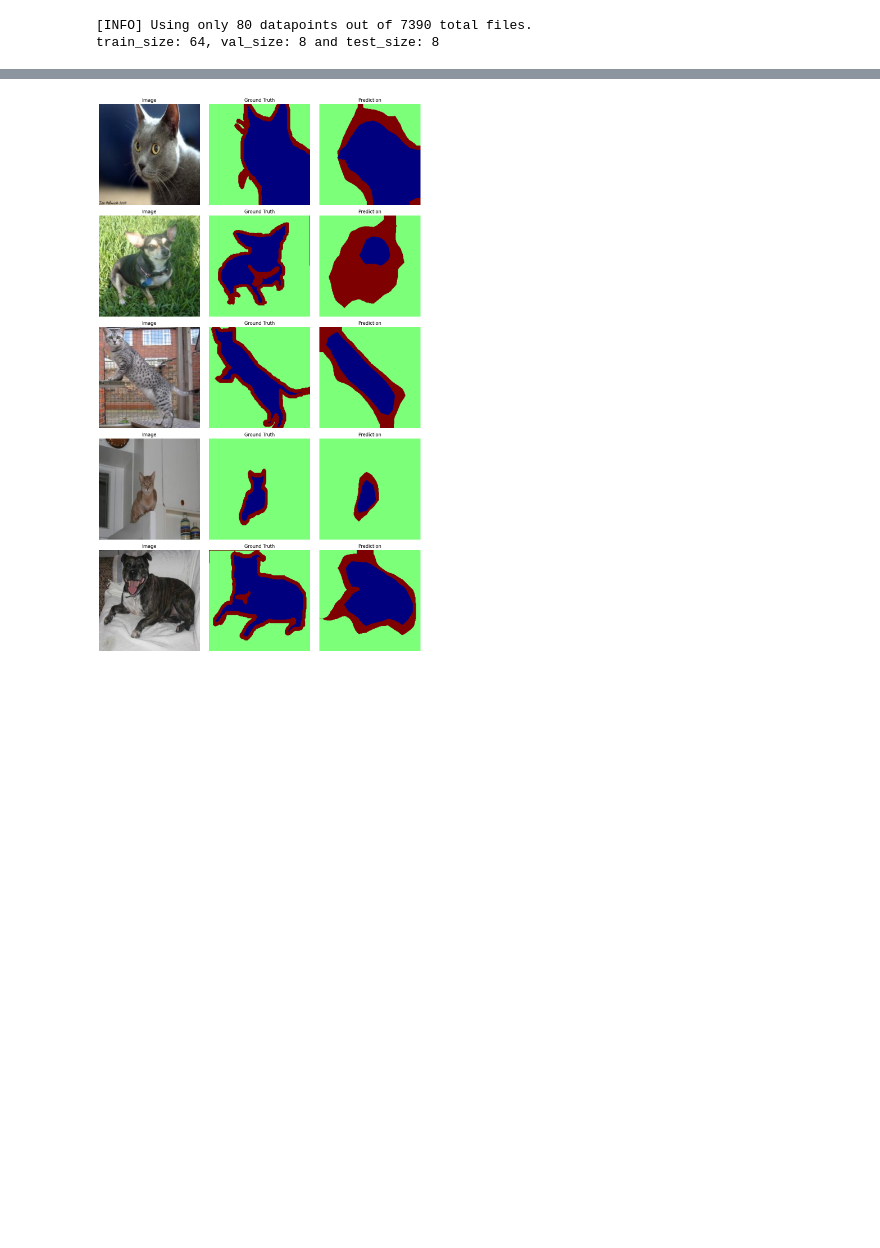
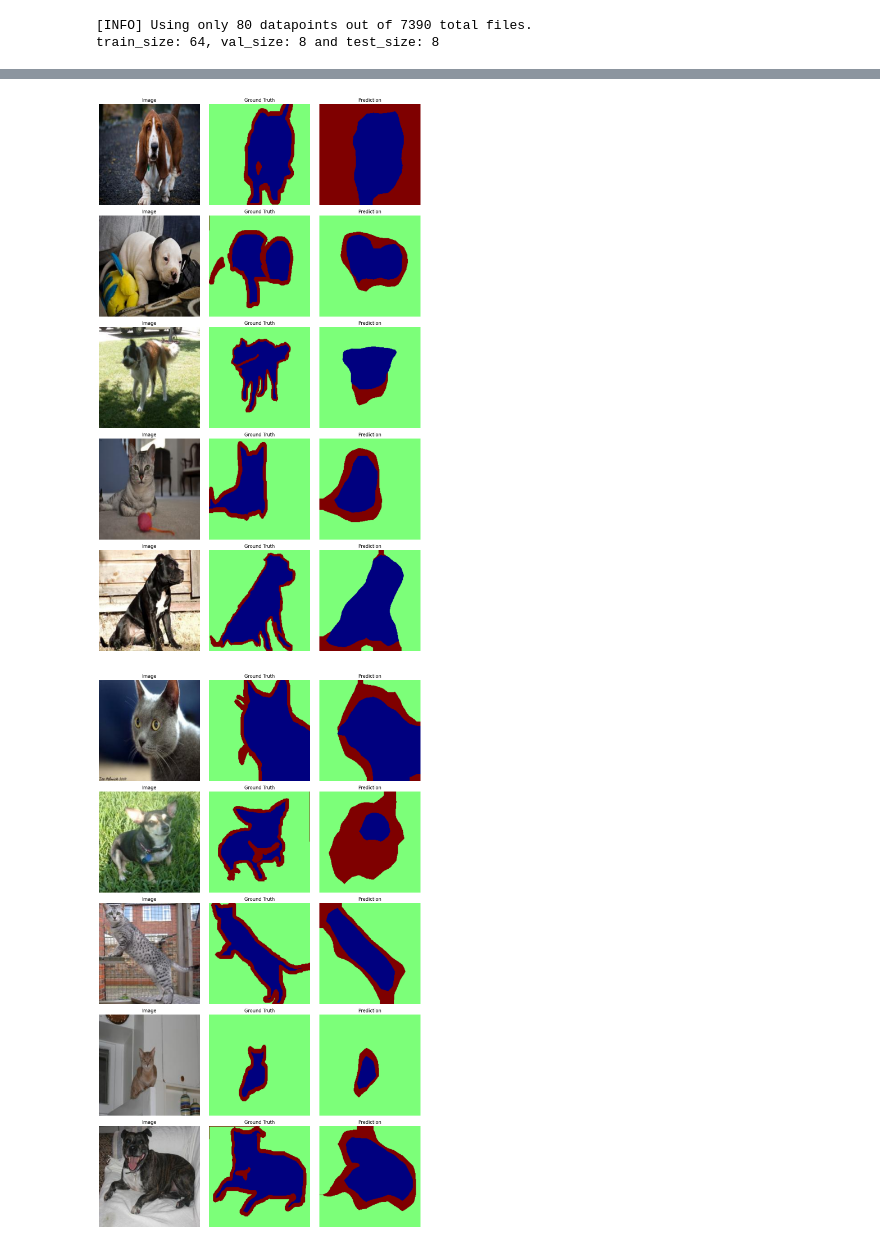
Before and after one commit to neelkanthrawat/Comp_vision_final_project_2025, a Jupyter notebook: training_lora.ipynb, the cells around one changed output, grey strips where cells are left out. Cells and saved outputs as stored; diff of their text form; code cells hidden in the pictures; blank space fills up the shorter version.

```diff
--- a/training_lora.ipynb
+++ b/training_lora.ipynb
@@ -56,8 +56,8 @@ You should probably TRAIN this model on a down-stream task to be able to use it
 #                             r=4, alpha=4, lora_layers=[6,7,8,9,10,11])
 # %%
 # instantiating the lora vit based backbone model
-# lora_vit_base = LoraVit(vit_model=VIT_PRETRAINED,
-#                         r=4,alpha = 16, lora_layers = [1,2,3,4])
+lora_vit_base = LoraVit(vit_model=VIT_PRETRAINED,
+                        r=4,alpha = 16, lora_layers = [1,2,3,4])
 
 # lora_vit_base2 = LoraVit(vit_model=vit_pretrained_2,
 #                         r=4,alpha = 16, lora_layers = [1])
@@ -119,7 +119,7 @@ trainer_input_params = {
         "train": train_dl,  # replace with your actual DataLoader
         "val": val_dl       # replace with your actual DataLoader
     },
-    "scheduler": None,             # or your scheduler instance if you use one
+    "use_trap_scheduler": False,             # or your scheduler instance if you use one
     "device": "cpu",#"cuda" if torch.cuda.is_available() else "cpu",
     #"model_kwargs": {},            # add any extra forward() kwargs if needed
     "criterion_kwargs": {
@@ -132,5 +132,5 @@ trainer_input_params = {
 # instantiate the trainer
 trainer_seg_model = trainer(**trainer_input_params)
 # %%
-# trainer_seg_model.train()
+trainer_seg_model.train() # need to look into this thing
 # %% [output]
@@ -254,6 +254,10 @@ def plot_segmentation_batch(images, masks, preds, num_samples=5, mean=[0.5, 0.5,
 
     plt.tight_layout()
     plt.show()
+# %%
+plot_segmentation_batch(minibatch_input, truth, output_val_minibatch, num_samples=5)
+# %% [output]
+[figure, added]
 # %%
 plot_segmentation_batch(minibatch_input, truth, output_val_minibatch, num_samples=5)
 # %% [output]
```
Also changed, not shown: parts of 5 cells of this notebook.
